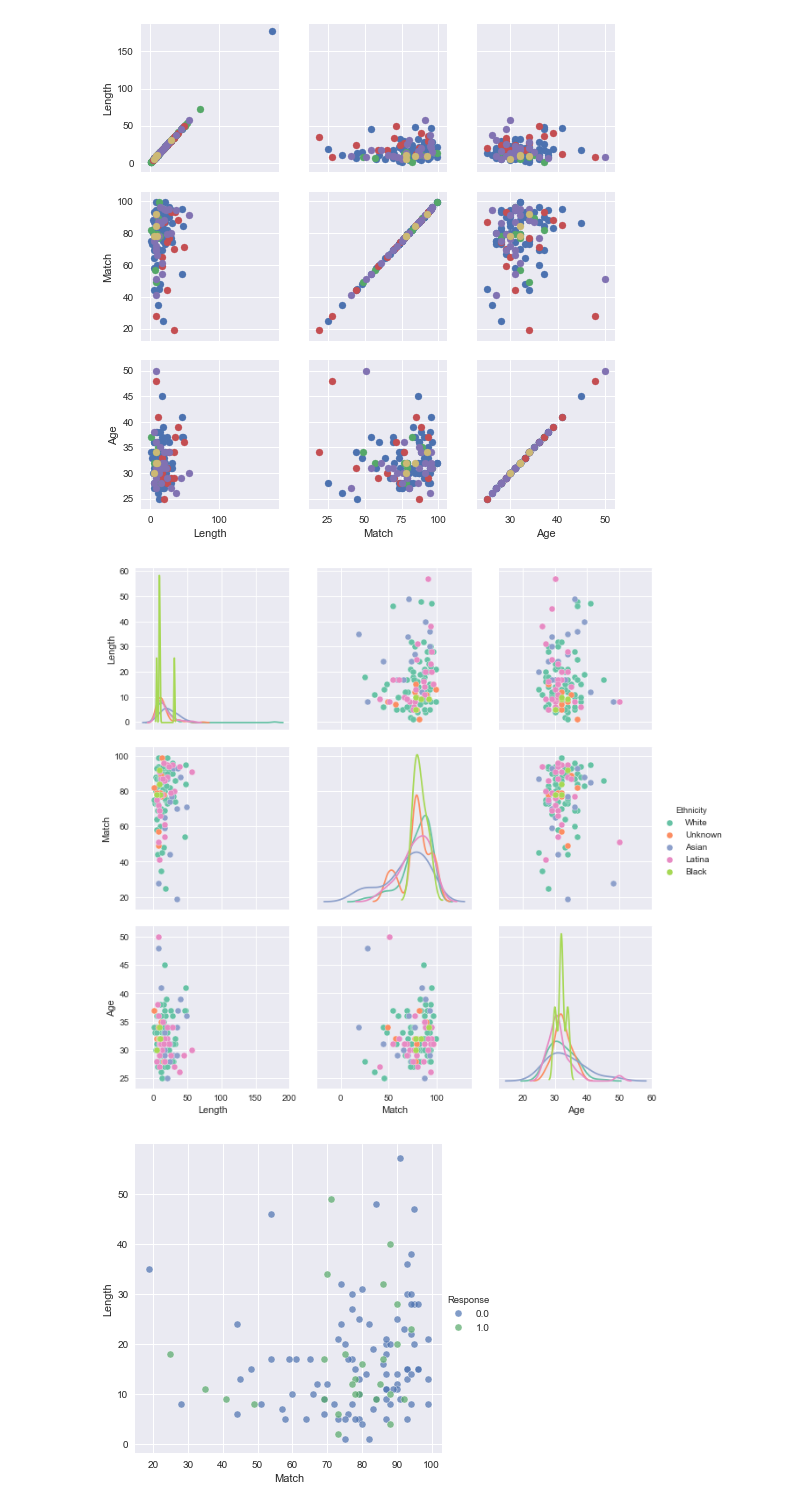
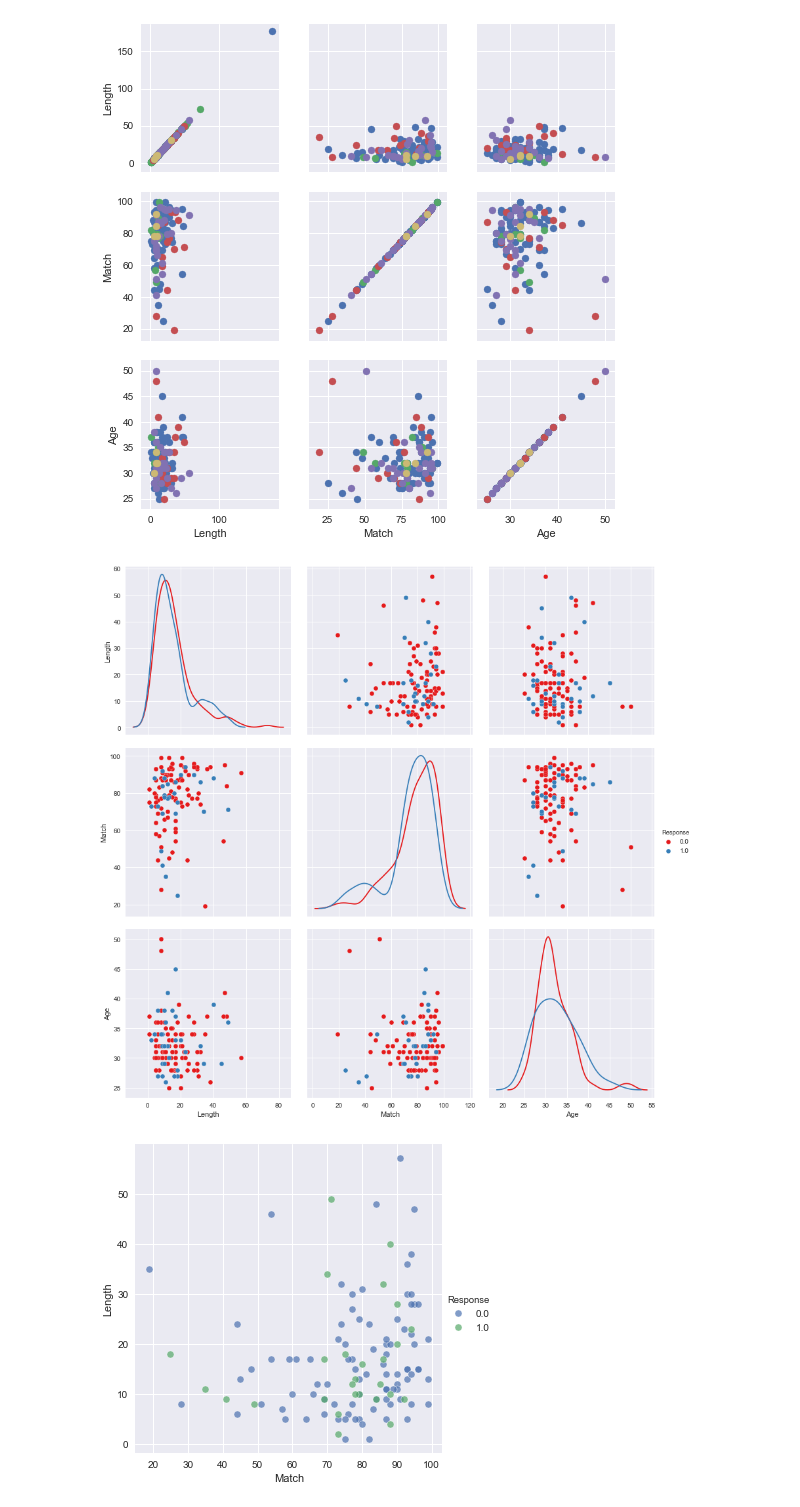
Before and after one commit to caheredia/Data-Science-Portfolio, a Jupyter notebook: Responses/develop/2017-8-21_ch_okc_response_data-Copy1.ipynb, the cells around one changed output. Drawn from its saved outputs; the diff is of its cells as text; code cells hidden in the pictures.

```diff
--- a/Responses/develop/2017-8-21_ch_okc_response_data-Copy1.ipynb
+++ b/Responses/develop/2017-8-21_ch_okc_response_data-Copy1.ipynb
@@ -279,9 +298,9 @@ g.map(plt.scatter);
 # %% [output]
 [figure]
 # %%
-g = sns.pairplot(df, vars=["Length", "Match", 'Age'], hue="Ethnicity", palette="Set2", diag_kind="kde", size=3)
+g = sns.pairplot(df, vars=["Length", "Match", 'Age'], hue="Response", palette="Set1", diag_kind="kde", size=4)
 # %% [output]
-[figure, old version]
+[figure, new version]
 # %%
 #pal = dict(0.0="seagreen", Dinner="gray")
 g = sns.FacetGrid(df, hue="Response", size=5)
```
Also changed, not shown: parts of 4 cells of this notebook, 1 other file.
